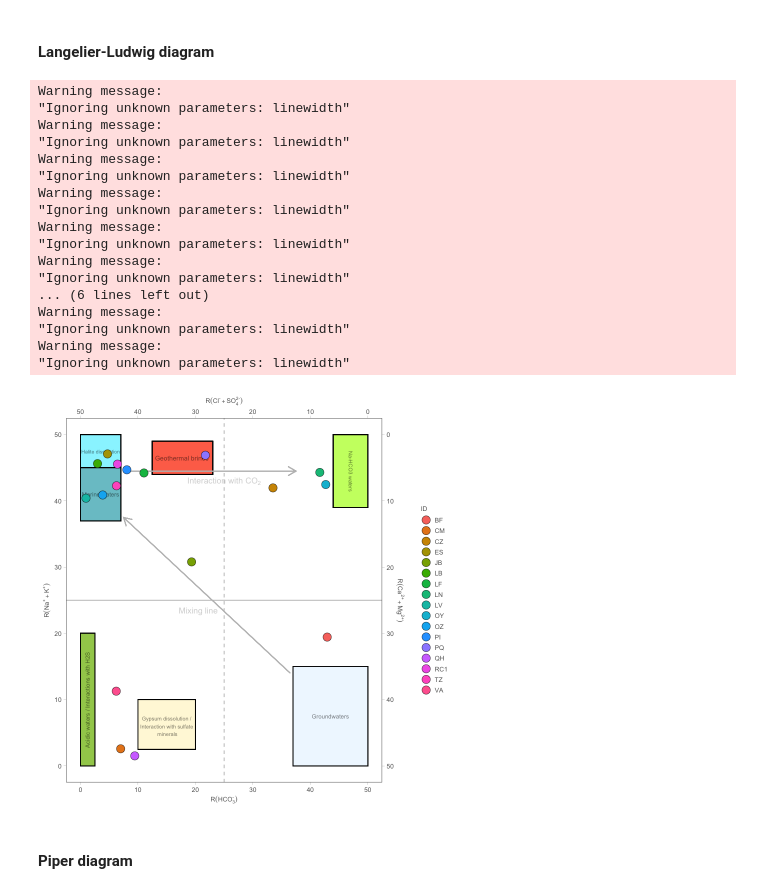
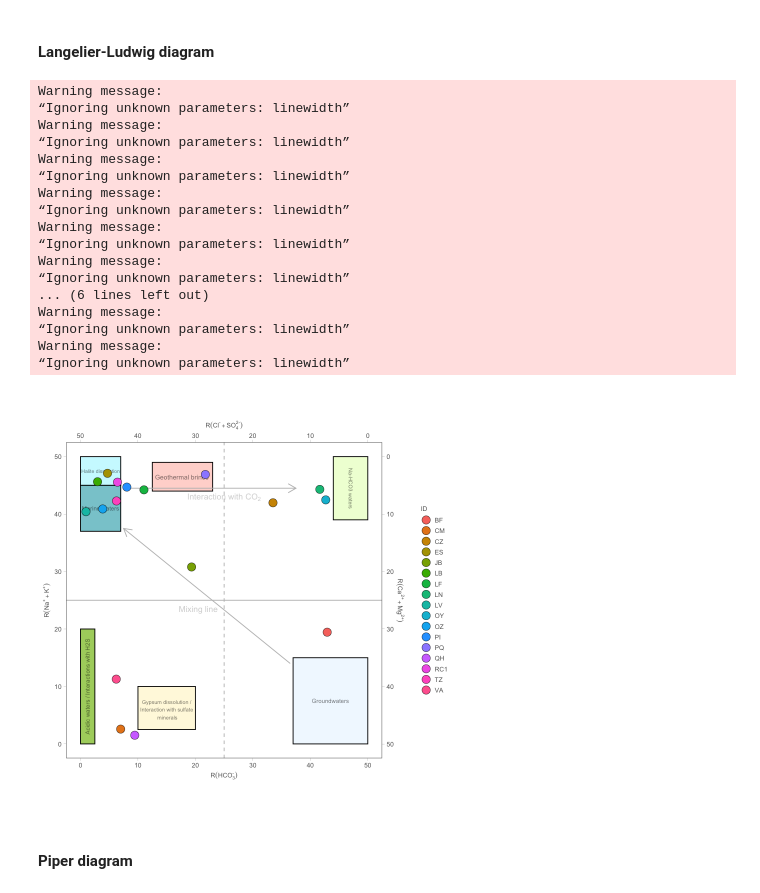
Before and after one commit to giovannellilab/geochem, a Jupyter notebook: notebooks/ARG23.ipynb, the cells around one changed output. Drawn from its saved outputs; the diff is of its cells as text; code cells hidden in the pictures.

Commit message:
Modify Langelier-Ludwig function to return the base plot

```diff
--- a/notebooks/ARG23.ipynb
+++ b/notebooks/ARG23.ipynb
@@ -224,7 +220,7 @@ A grouped_df: 17 x 14
 bicarb_df = import(
     file=file.path(
         DATA_DIR,
-        "ARG23_dataset.xlsx"
+        "Alkalinity/ARG23_dataset.xlsx"
     ),
     sheet="env_data"
 )
@@ -391,39 +387,64 @@ Warning message:
 [figure]
 # %% [markdown]
 #### Langelier-Ludwig diagram
+# %%
+# Add anions and cations transformations as columns
+ic_df = ic_df %>%
+    mutate(
+        r_bicarb=50 * (HCO3.meq) / sum(
+            HCO3.meq + Cl.meq + SO4.meq
+        ),
+        r_na_k=50 * (Na.meq + K.meq) / sum(
+            Na.meq + K.meq + Mg.meq + Ca.meq
+        )
+    ) %>%
+    mutate(
+        r_ca_mg=50 - r_na_k,
+        r_cl_so4=50 - r_bicarb
+    )
 # %%
-figure_ll = plot_ll(ic_df) +
-    theme_glab()
+figure_ll = plot_base_ll() +
+    geom_point(
+        data=ic_df,
+        aes(
+            x=r_bicarb,
+            y=r_na_k,
+            fill=ID
+        ),
+        size=4.5,
+        shape=21,
+        stroke=0.3
+    )
 
 ggsave(
     filename=file.path(
         "../figures",
         paste0(PROJECT_NAME, "-langelier-ludwig-plot.png")
     ),
     width=7,
     height=7
 )
 
 figure_ll
 # %% [output]
 Warning message:
-"Ignoring unknown parameters: linewidth"
+“Ignoring unknown parameters: linewidth”
 Warning message:
-"Ignoring unknown parameters: linewidth"
+“Ignoring unknown parameters: linewidth”
 Warning message:
-"Ignoring unknown parameters: linewidth"
+“Ignoring unknown parameters: linewidth”
 Warning message:
-"Ignoring unknown parameters: linewidth"
+“Ignoring unknown parameters: linewidth”
 Warning message:
-"Ignoring unknown parameters: linewidth"
+“Ignoring unknown parameters: linewidth”
 Warning message:
-"Ignoring unknown parameters: linewidth"
+“Ignoring unknown parameters: linewidth”
 ... (6 lines left out)
 Warning message:
-"Ignoring unknown parameters: linewidth"
+“Ignoring unknown parameters: linewidth”
 Warning message:
-"Ignoring unknown parameters: linewidth"
+“Ignoring unknown parameters: linewidth”
-[figure, old version]
+[figure, new version]
 # %% [markdown]
 #### Piper diagram
 # %%
```
Also changed, not shown: parts of 6 cells of this notebook, 2 other files.
